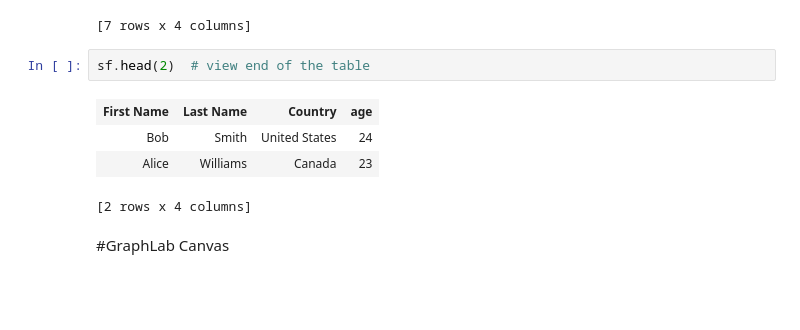
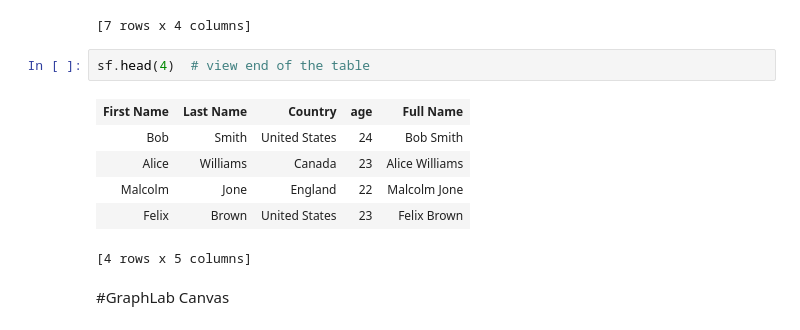
Before and after one commit to bistaprad/Machine-Learning-Foundations-A-Case-Study-Approach, a Jupyter notebook: getting-started-with-sframe/Getting Started with SFrames.ipynb, the cells around one changed output. Cells and saved outputs as stored; diff of their text form; blank space fills up the shorter version.

```diff
--- a/getting-started-with-sframe/Getting Started with SFrames.ipynb
+++ b/getting-started-with-sframe/Getting Started with SFrames.ipynb
@@ -39,12 +39,14 @@ sf #we can view first few lines of table
 | Derek | Ward | Switzerland | 25 |
 [7 rows x 4 columns]
 # %%
-sf.head(2)  # view end of the table
+sf.head(4)  # view end of the table
 # %% [output]
-| First Name | Last Name | Country | age |
-| Bob | Smith | United States | 24 |
-| Alice | Williams | Canada | 23 |
+| First Name | Last Name | Country | age | Full Name |
+| Bob | Smith | United States | 24 | Bob Smith |
+| Alice | Williams | Canada | 23 | Alice Williams |
+| Malcolm | Jone | England | 22 | Malcolm Jone |
+| Felix | Brown | United States | 23 | Felix Brown |
-[2 rows x 4 columns]
+[4 rows x 5 columns]
 # %% [markdown]
 #GraphLab Canvas
 # %%
```
